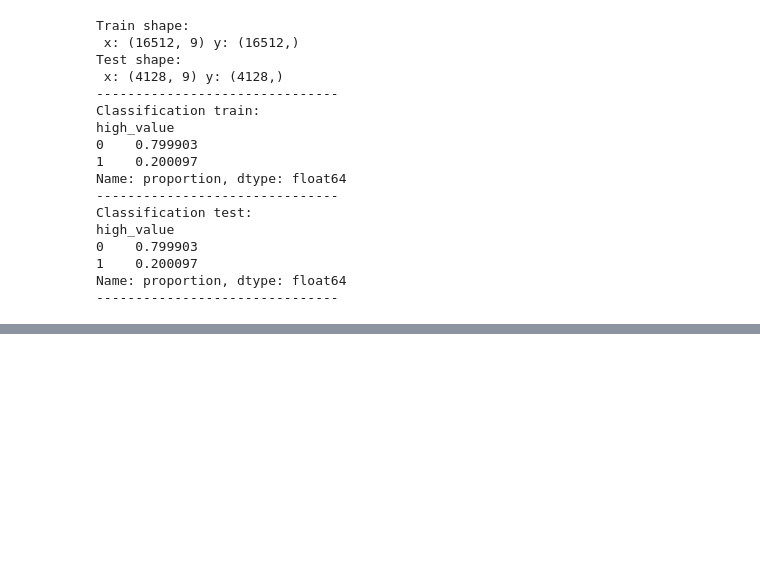
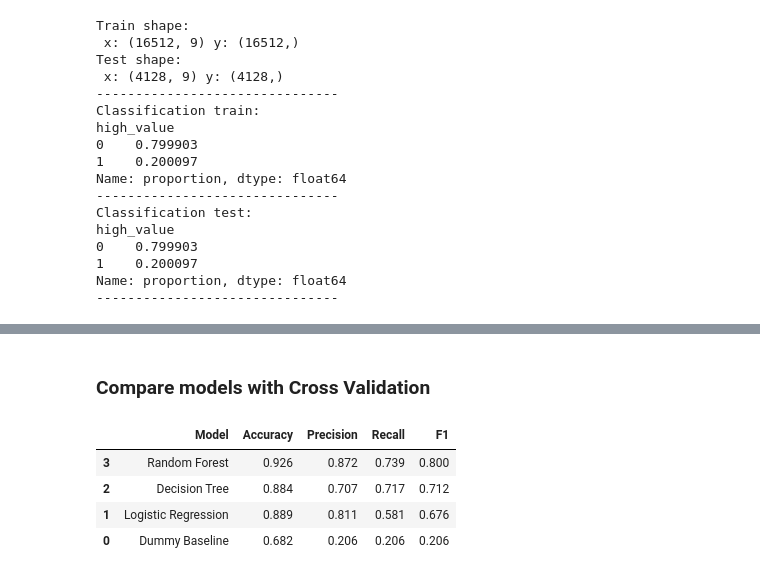
Before and after one commit to belson-h/PythonMLProject---California-Housing, a Jupyter notebook: housing_report.ipynb, the cells around one changed output, grey strips where cells are left out. Cells and saved outputs as stored; diff of their text form; code cells hidden in the pictures; blank space fills up the shorter version.

```diff
--- a/housing_report.ipynb
+++ b/housing_report.ipynb
@@ -442,0 +566,44 @@ Använd endast X-variabler (inte target), och motivera kort vilka features du in
+# %% [markdown]
+### Compare models with Cross Validation
+# %%
+# 1. Define models in dictionary
+models = {
+    "Dummy Baseline": dummy_pipeline,
+    "Logistic Regression": logreg_pipeline,
+    "Decision Tree": tree_pipeline,
+    "Random Forest": rf_pipeline
+}
+
+# 2. Define metrics
+scoring = ["accuracy", "precision", "recall", "f1"]
+
+# 3. Cross Validation for all models
+results = []
+
+for name, model in models.items():
+
+    scores = cross_validate(
+        model,
+        X_train,
+        y_train,
+        cv=5,
+        scoring=scoring
+    )
+
+    results.append({
+        "Model": name,
+        "Accuracy": scores["test_accuracy"].mean(),
+        "Precision": scores["test_precision"].mean(),
+        "Recall": scores["test_recall"].mean(),
+        "F1": scores["test_f1"].mean()
+    })
+
+results_df = pd.DataFrame(results)
+#results_df.round(3)
+results_df.sort_values("F1", ascending=False).round(3)
+# %% [output]
+|  | Model | Accuracy | Precision | Recall | F1 |
+| 3 | Random Forest | 0.926 | 0.872 | 0.739 | 0.800 |
+| 2 | Decision Tree | 0.884 | 0.707 | 0.717 | 0.712 |
+| 1 | Logistic Regression | 0.889 | 0.811 | 0.581 | 0.676 |
+| 0 | Dummy Baseline | 0.682 | 0.206 | 0.206 | 0.206 |
```
Also changed, not shown: parts of 27 cells of this notebook, 2 other files.
